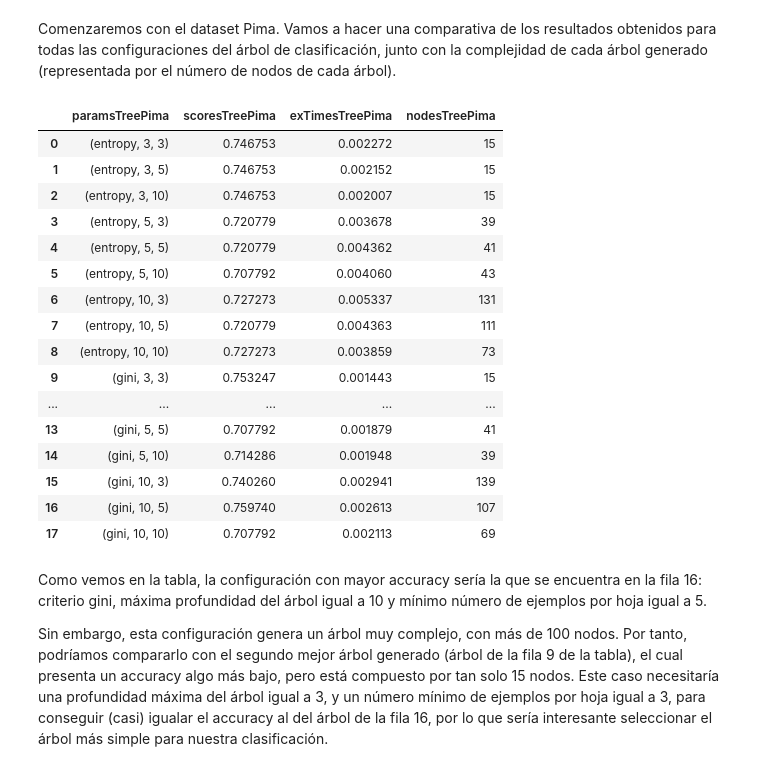
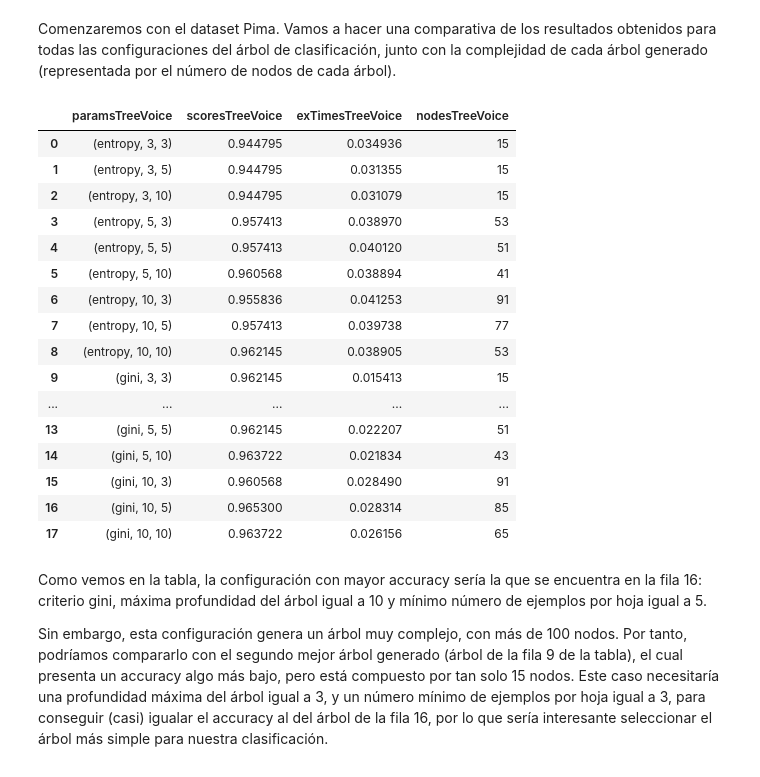
Before and after one commit to VanessaNav/DataMining, a Jupyter notebook: Prac2IvanVanessa-Copy1.ipynb, the cells around one changed output. Saved outputs shown, nothing was run; the diff lists cells and outputs as text; code cells hidden in the pictures.

```diff
--- a/Prac2IvanVanessa-Copy1.ipynb
+++ b/Prac2IvanVanessa-Copy1.ipynb
@@ -530,41 +310,39 @@ def getTreeNodes(estim,paramG,train_atts,train_label):
 # %% [markdown]
 Comenzaremos con el dataset Pima. Vamos a hacer una comparativa de los resultados obtenidos para todas las configuraciones del árbol de clasificación, junto con la complejidad de cada árbol generado (representada por el número de nodos de cada árbol).
 # %%
-paramsTreePima,scoresTreePima,exTimesTreePima=getScores(tree.DecisionTreeClassifier(random_state=seed),
+paramsTreeVoice,scoresTreeVoice,exTimesTreeVoice=getScores(tree.DecisionTreeClassifier(random_state=seed),
                                                         {'criterion': ["entropy","gini"],
                                                          'max_depth': [3, 5, 10],
                                                          'min_samples_leaf': [3,5,10]},
-                                                        train_attsPima_clean,train_labelPima,
-                                                        test_attsPima_clean,test_labelPima)
-resultadosTreePima=pd.DataFrame(list(zip(paramsTreePima,scoresTreePima,exTimesTreePima)))
-resultadosTreePima.columns=['paramsTreePima','scoresTreePima','exTimesTreePima']
-#resultadosTreePima
+                                                        train_attsVoice,train_labelVoice,
+                                                        test_attsVoice,test_labelVoice)
+resultadosTreeVoice=pd.DataFrame(list(zip(paramsTreeVoice,scoresTreeVoice,exTimesTreeVoice)))
+resultadosTreeVoice.columns=['paramsTreeVoice','scoresTreeVoice','exTimesTreeVoice']
 # %%
-paramsTreePima,nodesTreePima=getTreeNodes(tree.DecisionTreeClassifier(random_state=seed),
+paramsTreeVoice,nodesTreeVoice=getTreeNodes(tree.DecisionTreeClassifier(random_state=seed),
                                           {'criterion': ["entropy","gini"],
                                            'max_depth': [3, 5, 10],
                                            'min_samples_leaf': [3,5,10]},
-                                          train_attsPima_clean,train_labelPima)
-resultadosTreePima.assign(nodesTreePima = nodesTreePima)
-#resultadosTreePima['nodesTreePima']=nodesTreePima
+                                          train_attsVoice,train_labelVoice)
+resultadosTreeVoice.assign(nodesTreeVoice = nodesTreeVoice)
 # %% [output]
-|  | paramsTreePima | scoresTreePima | exTimesTreePima | nodesTreePima |
-| 0 | (entropy, 3, 3) | 0.746753 | 0.002272 | 15 |
-| 1 | (entropy, 3, 5) | 0.746753 | 0.002152 | 15 |
-| 2 | (entropy, 3, 10) | 0.746753 | 0.002007 | 15 |
-| 3 | (entropy, 5, 3) | 0.720779 | 0.003678 | 39 |
-| 4 | (entropy, 5, 5) | 0.720779 | 0.004362 | 41 |
-| 5 | (entropy, 5, 10) | 0.707792 | 0.004060 | 43 |
-| 6 | (entropy, 10, 3) | 0.727273 | 0.005337 | 131 |
-| 7 | (entropy, 10, 5) | 0.720779 | 0.004363 | 111 |
-| 8 | (entropy, 10, 10) | 0.727273 | 0.003859 | 73 |
-| 9 | (gini, 3, 3) | 0.753247 | 0.001443 | 15 |
+|  | paramsTreeVoice | scoresTreeVoice | exTimesTreeVoice | nodesTreeVoice |
+| 0 | (entropy, 3, 3) | 0.944795 | 0.034936 | 15 |
+| 1 | (entropy, 3, 5) | 0.944795 | 0.031355 | 15 |
+| 2 | (entropy, 3, 10) | 0.944795 | 0.031079 | 15 |
+| 3 | (entropy, 5, 3) | 0.957413 | 0.038970 | 53 |
+| 4 | (entropy, 5, 5) | 0.957413 | 0.040120 | 51 |
+| 5 | (entropy, 5, 10) | 0.960568 | 0.038894 | 41 |
+| 6 | (entropy, 10, 3) | 0.955836 | 0.041253 | 91 |
+| 7 | (entropy, 10, 5) | 0.957413 | 0.039738 | 77 |
+| 8 | (entropy, 10, 10) | 0.962145 | 0.038905 | 53 |
+| 9 | (gini, 3, 3) | 0.962145 | 0.015413 | 15 |
 | ... | ... | ... | ... | ... |
-| 13 | (gini, 5, 5) | 0.707792 | 0.001879 | 41 |
-| 14 | (gini, 5, 10) | 0.714286 | 0.001948 | 39 |
-| 15 | (gini, 10, 3) | 0.740260 | 0.002941 | 139 |
-| 16 | (gini, 10, 5) | 0.759740 | 0.002613 | 107 |
-| 17 | (gini, 10, 10) | 0.707792 | 0.002113 | 69 |
+| 13 | (gini, 5, 5) | 0.962145 | 0.022207 | 51 |
+| 14 | (gini, 5, 10) | 0.963722 | 0.021834 | 43 |
+| 15 | (gini, 10, 3) | 0.960568 | 0.028490 | 91 |
+| 16 | (gini, 10, 5) | 0.965300 | 0.028314 | 85 |
+| 17 | (gini, 10, 10) | 0.963722 | 0.026156 | 65 |
 # %% [markdown]
 Como vemos en la tabla, la configuración con mayor accuracy sería la que se encuentra en la fila 16: criterio gini, máxima profundidad del árbol igual a 10 y mínimo número de ejemplos por hoja igual a 5.
 
```
Also changed, not shown: parts of 120 cells of this notebook.
